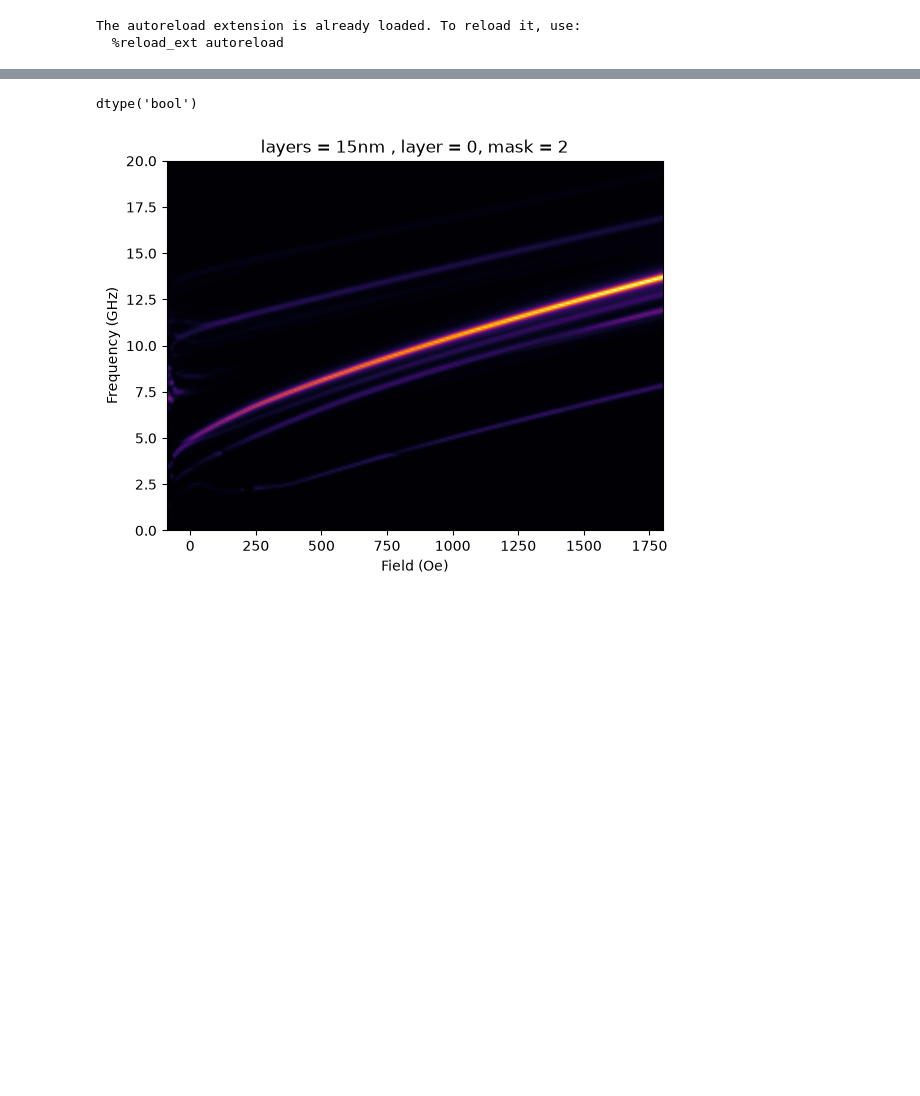
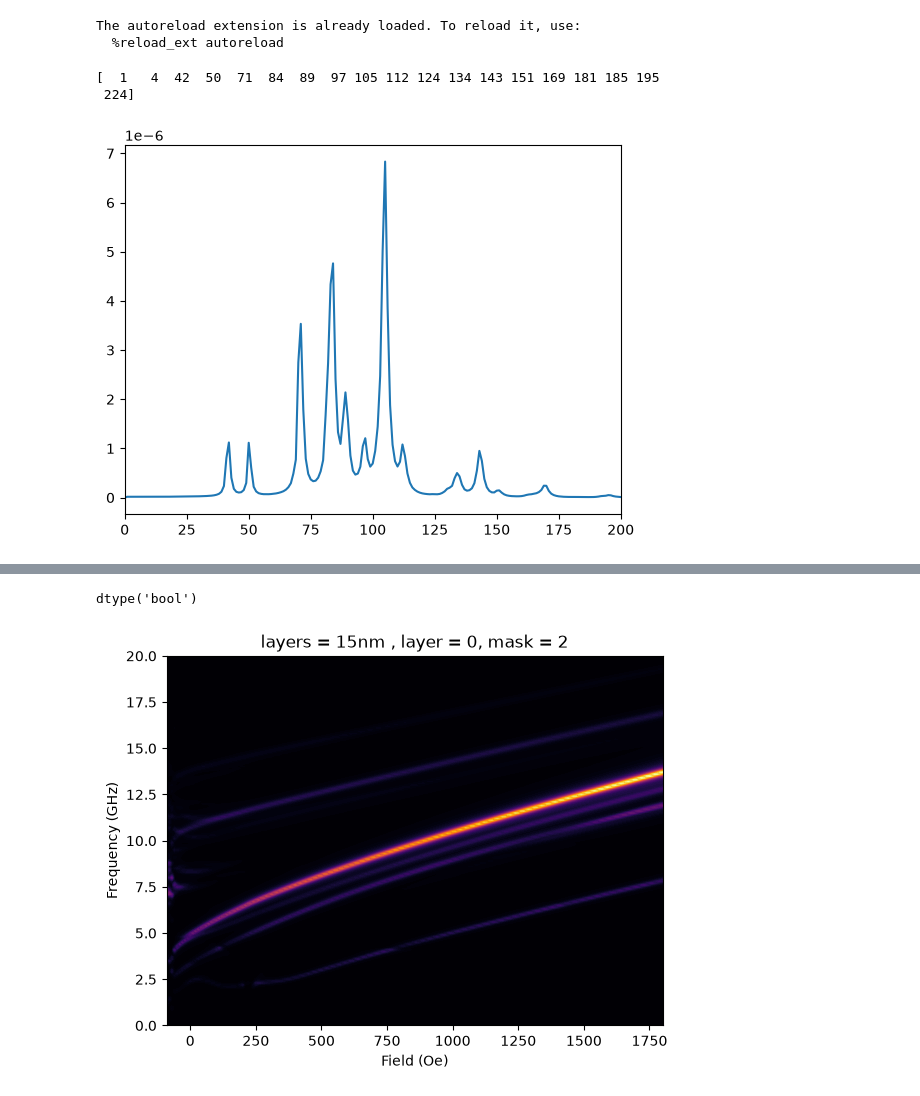
Before and after one commit to Weaser15/maglab, a Jupyter notebook: notebooks/ringdown.ipynb, the cells around one changed output, grey strips where cells are left out. Drawn from its saved outputs; the diff is of its cells as text; code cells hidden in the pictures; blank space fills up the shorter version.

Commit message:
Implement state plotting methods

```diff
--- a/notebooks/ringdown.ipynb
+++ b/notebooks/ringdown.ipynb
@@ -22,6 +28,18 @@ The autoreload extension is already loaded. To reload it, use:
 # %%
-dirpath = Path(r"C:\Users\qqhx82\OneDrive - Durham University\PhD Files\Simulations\2026-09-18 ASI Test\E3_256_m200_exct.out")
+dirpath = Path(r"C:\Users\qqhx82\OneDrive - Durham University\PhD Files\Simulations\2026-09-21 15nm ASI BLS\E3_256_m100.out")
 
 big_arr = l_rd.load_spec_array(dirpath)
+# %%
+from scipy.signal import find_peaks
+bls = rd.incoherent_power(big_arr)
+idxs, _ = find_peaks(bls, height = 0.001 * np.max(bls))
+print(idxs)
+plt.plot(bls)
+plt.xlim(0, 200)
+plt.show()
+# %% [output]
+[  1   4  42  50  71  84  89  97 105 112 124 134 143 151 169 181 185 195
+ 224]
+[figure, added]
 # %%
 # arr.shape
```
Also changed, not shown: parts of 3 cells of this notebook, 5 other files.
